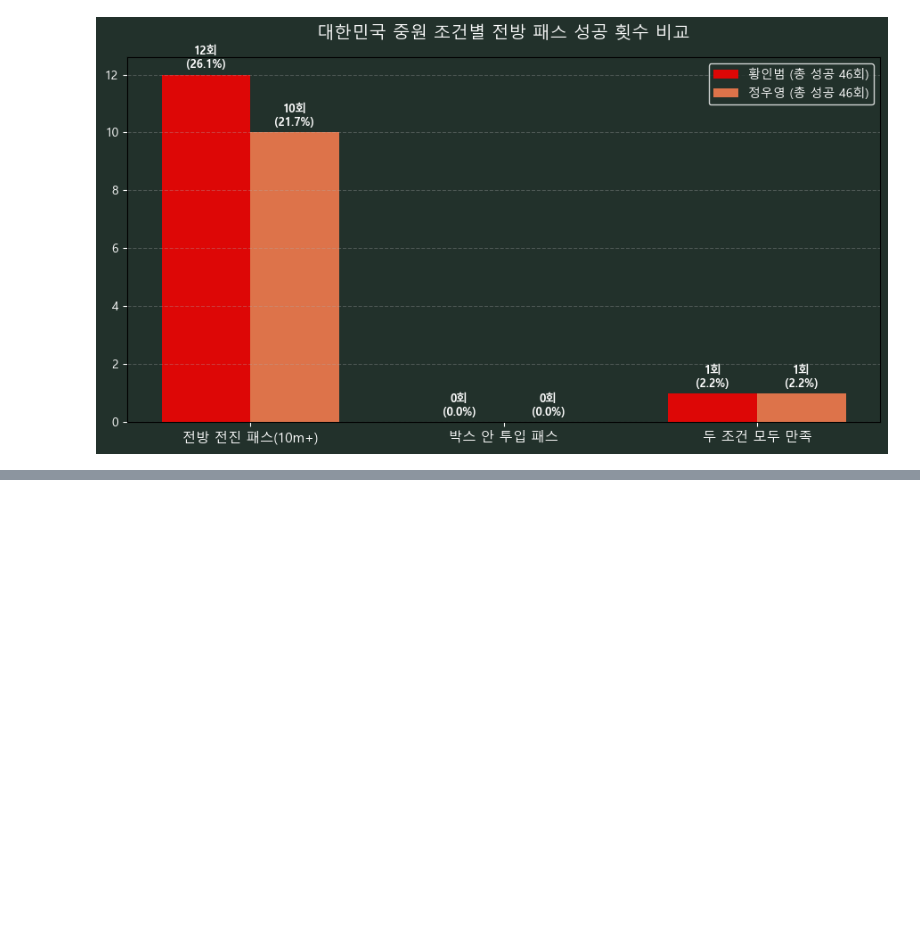
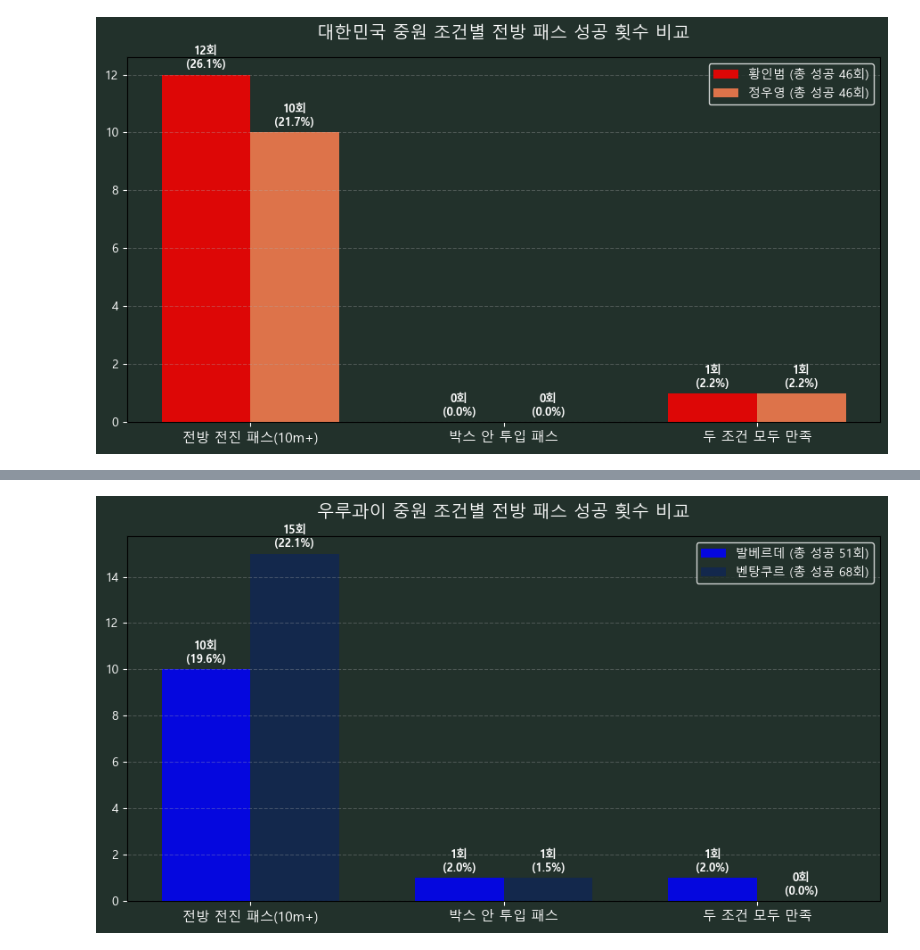
Before and after one commit to 0jyyyyy/Soccer_Lens, a Jupyter notebook: Tactics_lab/World_cup/2022/korea_uruguay.ipynb, the cells around one changed output, grey strips where cells are left out. Drawn from its saved outputs; the diff is of its cells as text; code cells hidden in the pictures; blank space fills up the shorter version.

```diff
--- a/Tactics_lab/World_cup/2022/korea_uruguay.ipynb
+++ b/Tactics_lab/World_cup/2022/korea_uruguay.ipynb
@@ -613,0 +658,33 @@ plt.show()
+# %%
+# 중원 조건별 패스 성공 횟수 bar chart
+fig, ax = plt.subplots(figsize=(9, 5), facecolor='#22312b')
+ax.set_facecolor('#22312b')
+
+categories = ['전방 전진 패스(10m+)', '박스 안 투입 패스', '두 조건 모두 만족']
+x = np.arange(len(categories))
+width = 0.35
+
+rects1 = ax.bar(x - width/2, val_counts, width, label=f'발베르데 (총 성공 {val_total}회)', color='blue', alpha=0.85)
+rects2 = ax.bar(x + width/2, ben_counts, width, label=f'벤탕쿠르 (총 성공 {ben_total}회)', color='#112752', alpha=0.85)
+
+ax.set_title("우루과이 중원 조건별 전방 패스 성공 횟수 비교", color='white', fontsize=14, pad=15)
+ax.set_xticks(x)
+ax.set_xticklabels(categories, color='white', fontsize=11)
+ax.tick_params(colors='white')
+ax.legend(facecolor='#22312b', edgecolor='white', labelcolor='white')
+ax.grid(axis='y', linestyle='--', alpha=0.3)
+
+# 막대 위 숫자 및 비율(%) 표기
+for rects, total in [(rects1, val_total), (rects2, ben_total)]:
+    for rect in rects:
+        height = rect.get_height()
+        pct = (height / total * 100) if total > 0 else 0
+        ax.annotate(f'{int(height)}회\n({pct:.1f}%)',
+                    xy=(rect.get_x() + rect.get_width() / 2, height),
+                    xytext=(0, 3), textcoords="offset points",
+                    ha='center', va='bottom', color='white', fontsize=9, weight='bold')
+
+plt.tight_layout()
+plt.show()
+# %% [output]
+[figure, added]
```
Also changed, not shown: parts of 3 cells of this notebook.
